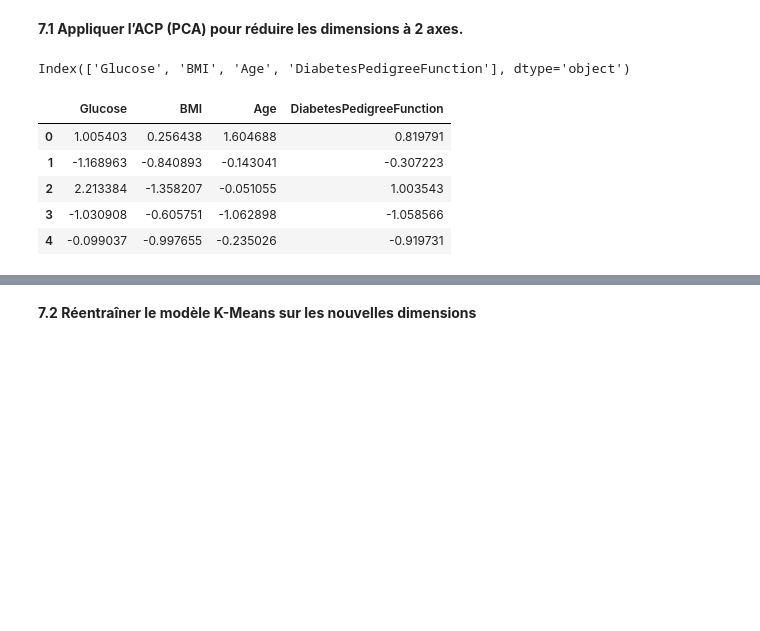
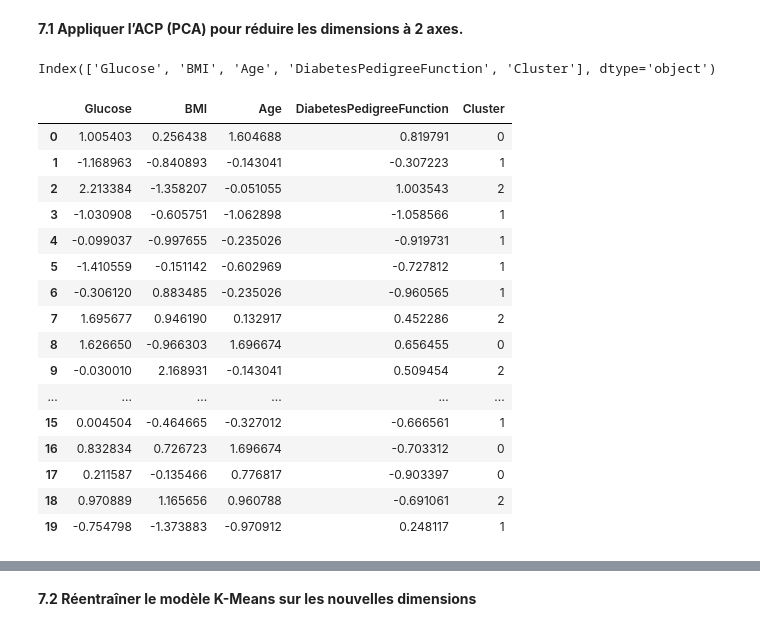
Before and after one commit to SalimM21/laboratoire-biom-dical-project, a Jupyter notebook: note-book.ipynb, the cells around one changed output, grey strips where cells are left out. Cells and saved outputs as stored; diff of their text form; code cells hidden in the pictures; blank space fills up the shorter version.

```diff
--- a/note-book.ipynb
+++ b/note-book.ipynb
@@ -216,13 +229,13 @@ plt.show()
 # %% [markdown]
 **6.3 Entraînement du modèle K-Means avec le k optimal**
 # %%
-k_optimal = 2
+k_optimal = 3
 kmeans = KMeans(n_clusters=k_optimal, random_state=42)
 clusters = kmeans.fit_predict(df_scaled)
 # %% [markdown]
 **6.4 Ajouter une colonne Cluster au dataset original**
 # %%
-df['Cluster'] = clusters
+df_scaled['Cluster'] = clusters
 # %% [markdown]
 **6.5 Visualiser la répartition des observations par cluster**
 # %%
@@ -238,15 +283,26 @@ Name: count, dtype: int64
 **7.1 Appliquer l’ACP (PCA) pour réduire les dimensions à 2 axes.**
 # %%
 print(df_scaled.columns)
-df_scaled.head()
+df_scaled.head(20)
 # %% [output]
-Index(['Glucose', 'BMI', 'Age', 'DiabetesPedigreeFunction'], dtype='object')
+Index(['Glucose', 'BMI', 'Age', 'DiabetesPedigreeFunction', 'Cluster'], dtype='object')
-|  | Glucose | BMI | Age | DiabetesPedigreeFunction |
-| 0 | 1.005403 | 0.256438 | 1.604688 | 0.819791 |
-| 1 | -1.168963 | -0.840893 | -0.143041 | -0.307223 |
-| 2 | 2.213384 | -1.358207 | -0.051055 | 1.003543 |
-| 3 | -1.030908 | -0.605751 | -1.062898 | -1.058566 |
-| 4 | -0.099037 | -0.997655 | -0.235026 | -0.919731 |
+|  | Glucose | BMI | Age | DiabetesPedigreeFunction | Cluster |
+| 0 | 1.005403 | 0.256438 | 1.604688 | 0.819791 | 0 |
+| 1 | -1.168963 | -0.840893 | -0.143041 | -0.307223 | 1 |
+| 2 | 2.213384 | -1.358207 | -0.051055 | 1.003543 | 2 |
+| 3 | -1.030908 | -0.605751 | -1.062898 | -1.058566 | 1 |
+| 4 | -0.099037 | -0.997655 | -0.235026 | -0.919731 | 1 |
+| 5 | -1.410559 | -0.151142 | -0.602969 | -0.727812 | 1 |
+| 6 | -0.306120 | 0.883485 | -0.235026 | -0.960565 | 1 |
+| 7 | 1.695677 | 0.946190 | 0.132917 | 0.452286 | 2 |
+| 8 | 1.626650 | -0.966303 | 1.696674 | 0.656455 | 0 |
+| 9 | -0.030010 | 2.168931 | -0.143041 | 0.509454 | 2 |
+| ... | ... | ... | ... | ... | ... |
+| 15 | 0.004504 | -0.464665 | -0.327012 | -0.666561 | 1 |
+| 16 | 0.832834 | 0.726723 | 1.696674 | -0.703312 | 0 |
+| 17 | 0.211587 | -0.135466 | 0.776817 | -0.903397 | 0 |
+| 18 | 0.970889 | 1.165656 | 0.960788 | -0.691061 | 2 |
+| 19 | -0.754798 | -1.373883 | -0.970912 | 0.248117 | 1 |
 # %%
 from sklearn.decomposition import PCA
 
```
Also changed, not shown: parts of 21 cells of this notebook, 1 other file.
